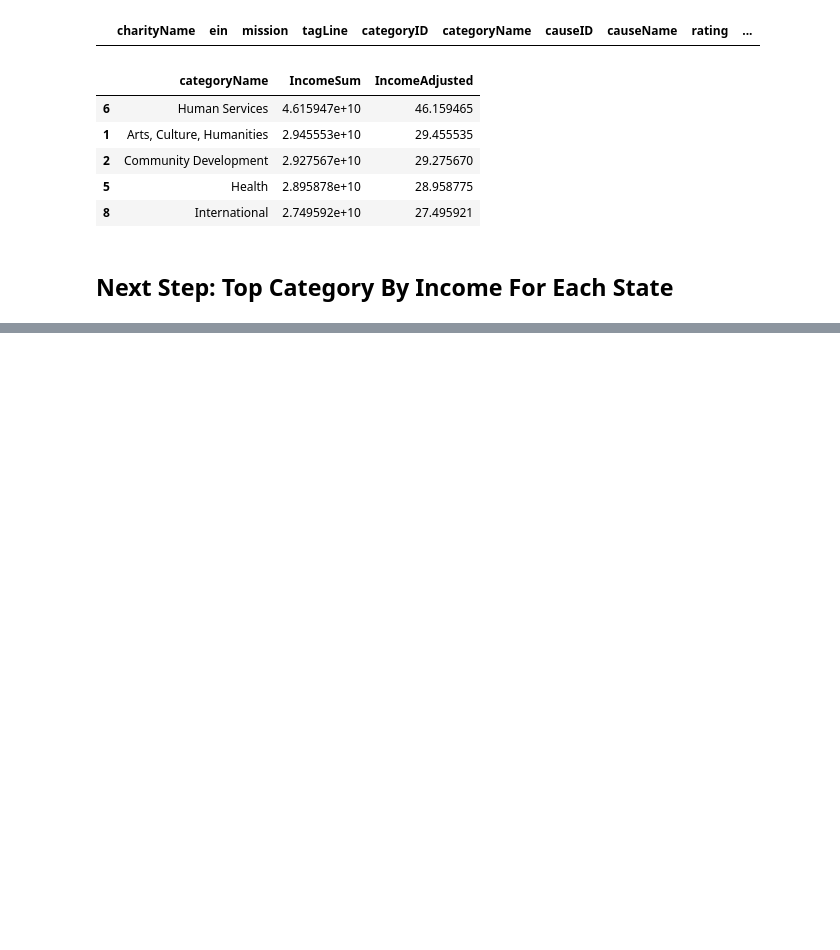
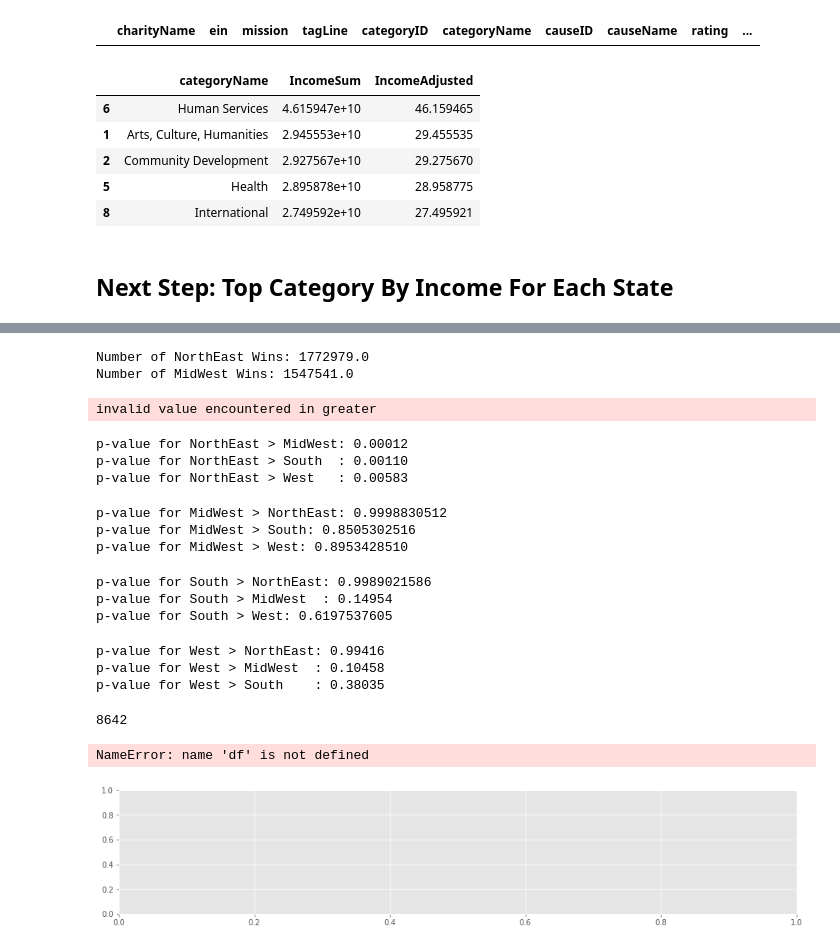
Before and after one commit to jackvessa/Capstone1_Givz_EDA, a Jupyter notebook: Charity_Navigator_Data_CSV.ipynb, the cells around one changed output, grey strips where cells are left out. Cells and saved outputs as stored; diff of their text form; code cells hidden in the pictures; blank space fills up the shorter version.

```diff
--- a/Charity_Navigator_Data_CSV.ipynb
+++ b/Charity_Navigator_Data_CSV.ipynb
@@ -358,0 +404,53 @@ region4_west_df = API_df[API_df["stateOrProvince"].isin(region4_west_list)]
+# %%
+NorthEast_wins = count_winning_pairs(region1_charity_incomes, region2_charity_incomes)
+MidWest_wins = count_winning_pairs(region2_charity_incomes, region1_charity_incomes)
+print("Number of NorthEast Wins: {}".format(NorthEast_wins))
+print("Number of MidWest Wins: {}".format(MidWest_wins))
+# %% [output]
+Number of NorthEast Wins: 1772979.0
+Number of MidWest Wins: 1547541.0
+invalid value encountered in greater
+# %%
+res = stats.mannwhitneyu(region1_charity_incomes, region2_charity_incomes, alternative="greater")
+print("p-value for NorthEast > MidWest: {:2.5f}".format(res.pvalue))
+res = stats.mannwhitneyu(region1_charity_incomes, region3_charity_incomes, alternative="greater")
+print("p-value for NorthEast > South  : {:2.5f}".format(res.pvalue))
+res = stats.mannwhitneyu(region1_charity_incomes, region4_charity_incomes, alternative="greater")
+print("p-value for NorthEast > West   : {:2.5f}".format(res.pvalue))
+# %% [output]
+p-value for NorthEast > MidWest: 0.00012
+p-value for NorthEast > South  : 0.00110
+p-value for NorthEast > West   : 0.00583
+# %%
+res = stats.mannwhitneyu(region2_charity_incomes, region1_charity_incomes, alternative="greater")
+print("p-value for MidWest > NorthEast: {:2.10f}".format(res.pvalue))
+res = stats.mannwhitneyu(region2_charity_incomes, region3_charity_incomes, alternative="greater")
+print("p-value for MidWest > South: {:2.10f}".format(res.pvalue))
+res = stats.mannwhitneyu(region2_charity_incomes, region4_charity_incomes, alternative="greater")
+print("p-value for MidWest > West: {:2.10f}".format(res.pvalue))
+# %% [output]
+p-value for MidWest > NorthEast: 0.9998830512
+p-value for MidWest > South: 0.8505302516
+p-value for MidWest > West: 0.8953428510
+# %%
+res = stats.mannwhitneyu(region3_charity_incomes, region1_charity_incomes, alternative="greater")
+print("p-value for South > NorthEast: {:2.10f}".format(res.pvalue))
+res = stats.mannwhitneyu(region3_charity_incomes, region2_charity_incomes, alternative="greater")
+print("p-value for South > MidWest  : {:2.5f}".format(res.pvalue))
+res = stats.mannwhitneyu(region3_charity_incomes, region4_charity_incomes, alternative="greater")
+print("p-value for South > West: {:2.10f}".format(res.pvalue))
+# %% [output]
+p-value for South > NorthEast: 0.9989021586
+p-value for South > MidWest  : 0.14954
+p-value for South > West: 0.6197537605
+# %%
+res = stats.mannwhitneyu(region4_charity_incomes, region1_charity_incomes, alternative="greater")
+print("p-value for West > NorthEast: {:2.5f}".format(res.pvalue))
+res = stats.mannwhitneyu(region4_charity_incomes, region2_charity_incomes, alternative="greater")
+print("p-value for West > MidWest  : {:2.5f}".format(res.pvalue))
+res = stats.mannwhitneyu(region4_charity_incomes, region3_charity_incomes, alternative="greater")
+print("p-value for West > South    : {:2.5f}".format(res.pvalue))
+# %% [output]
+p-value for West > NorthEast: 0.99416
+p-value for West > MidWest  : 0.10458
+p-value for West > South    : 0.38035
@@ -358,0 +462,17 @@ region4_west_df = API_df[API_df["stateOrProvince"].isin(region4_west_list)]
+# %%
+a+b+c+d
+# %% [output]
+8642
+# %%
+x = np.linspace(-3, 3, num=250)
+
+fig, ax = plt.subplots(1, figsize=(16, 3))
+students = stats.t(df)
+ax.plot(x, students.pdf(x), linewidth=2, label="Degree of Freedom: {:2.2f}".format(df))
+_ = ax.fill_between(x, students.pdf(x), where=(x >= -test_statistic), color="red", alpha=0.25)
+_ = ax.fill_between(x, students.pdf(x), where=(x <= test_statistic), color="red", alpha=0.25)
+ax.legend()
+ax.set_title("p-value Reigon")
+# %% [output]
+NameError: name 'df' is not defined
+[figure, added]
```
Also changed, not shown: parts of 9 cells of this notebook.
